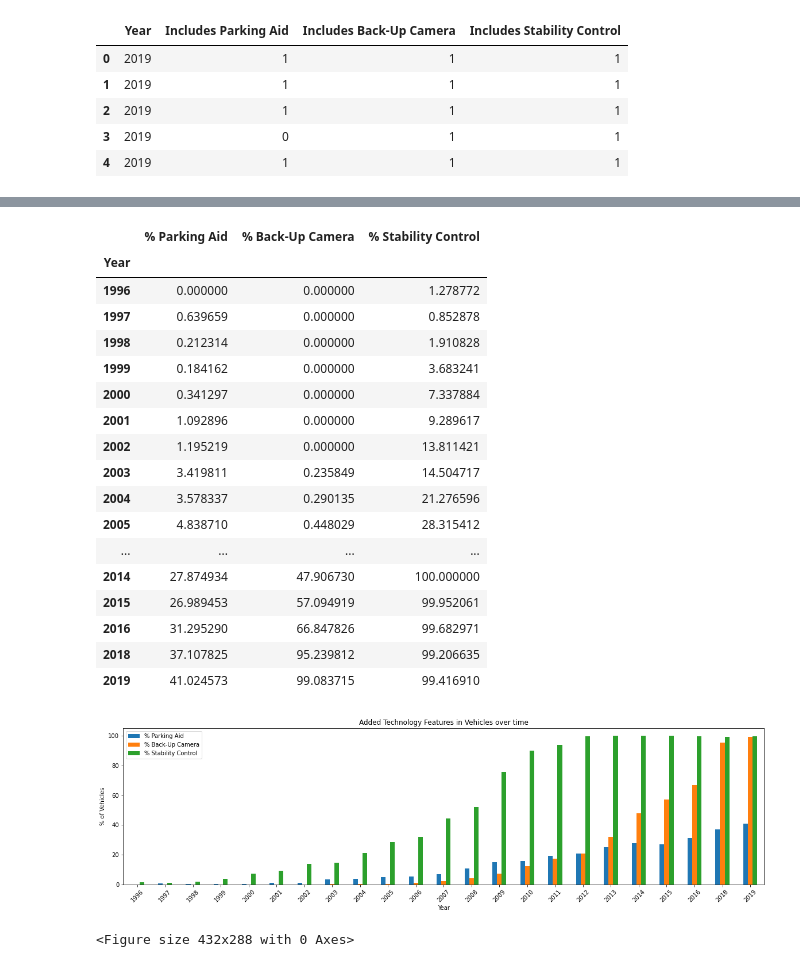
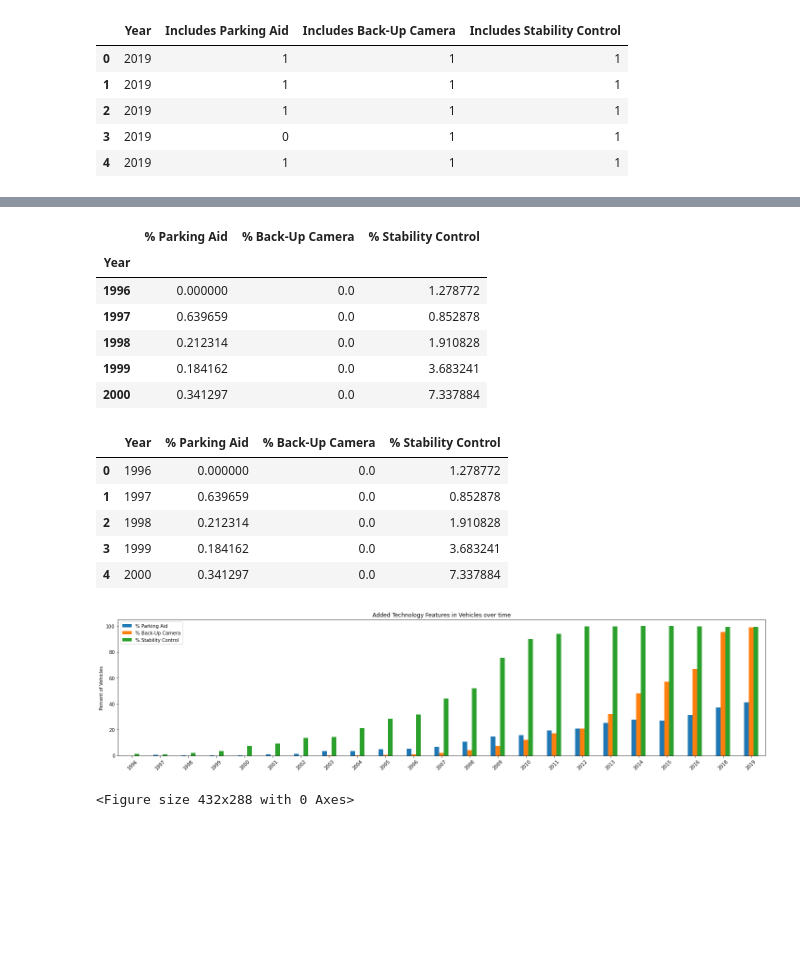
Before and after one commit to NoahGoldstein13/data-analysis-project-1, a Jupyter notebook: anna/Anna_code.ipynb, the cells around one changed output, grey strips where cells are left out. Drawn from its saved outputs; the diff is of its cells as text; code cells hidden in the pictures; blank space fills up the shorter version.

```diff
--- a/anna/Anna_code.ipynb
+++ b/anna/Anna_code.ipynb
@@ -110,39 +110,40 @@ grouped_tech_year.head()
 Final_tech_columns =["% Parking Aid", "% Back-Up Camera", "% Stability Control"]
 
 tech_df= grouped_tech_year[Final_tech_columns]
-tech_df
+tech_df.head()
 # %% [output]
 |  | % Parking Aid | % Back-Up Camera | % Stability Control |
 | Year |  |  |  |
-| 1996 | 0.000000 | 0.000000 | 1.278772 |
-| 1997 | 0.639659 | 0.000000 | 0.852878 |
-| 1998 | 0.212314 | 0.000000 | 1.910828 |
-| 1999 | 0.184162 | 0.000000 | 3.683241 |
-| 2000 | 0.341297 | 0.000000 | 7.337884 |
-| 2001 | 1.092896 | 0.000000 | 9.289617 |
-| 2002 | 1.195219 | 0.000000 | 13.811421 |
-| 2003 | 3.419811 | 0.235849 | 14.504717 |
-| 2004 | 3.578337 | 0.290135 | 21.276596 |
-| 2005 | 4.838710 | 0.448029 | 28.315412 |
-| ... | ... | ... | ... |
-| 2014 | 27.874934 | 47.906730 | 100.000000 |
-| 2015 | 26.989453 | 57.094919 | 99.952061 |
-| 2016 | 31.295290 | 66.847826 | 99.682971 |
-| 2018 | 37.107825 | 95.239812 | 99.206635 |
-| 2019 | 41.024573 | 99.083715 | 99.416910 |
+| 1996 | 0.000000 | 0.0 | 1.278772 |
+| 1997 | 0.639659 | 0.0 | 0.852878 |
+| 1998 | 0.212314 | 0.0 | 1.910828 |
+| 1999 | 0.184162 | 0.0 | 3.683241 |
+| 2000 | 0.341297 | 0.0 | 7.337884 |
+# %%
+final_tech_df =tech_df.reset_index()
+
+final_tech_df.head()
+# %% [output]
+|  | Year | % Parking Aid | % Back-Up Camera | % Stability Control |
+| 0 | 1996 | 0.000000 | 0.0 | 1.278772 |
+| 1 | 1997 | 0.639659 | 0.0 | 0.852878 |
+| 2 | 1998 | 0.212314 | 0.0 | 1.910828 |
+| 3 | 1999 | 0.184162 | 0.0 | 3.683241 |
+| 4 | 2000 | 0.341297 | 0.0 | 7.337884 |
 # %%
 #Create a multiplot bar chart showing 3 technology features over time
+technology_multibar= final_tech_df[["% Parking Aid", "% Back-Up Camera", "% Stability Control"]].plot(kind="bar", figsize=(20,5))
 
-technology_multiplot= tech_df.plot(kind="bar", figsize=(20,5))
-
-technology_multiplot.set_xticklabels(tech_df.index, rotation=45)
+#Create titles, aesthetics, labels
+technology_multibar.set_xticklabels(final_tech_df["Year"], rotation=45)
 plt.title("Added Technology Features in Vehicles over time")
 plt.ylabel("Percent of Vehicles")
-plt.show()
 plt.tight_layout()
 
 #Save as an output PNG file
-plt.savefig('Tech_barchart.png')
+plt.savefig('../output_images/Tech_barchart.png', dpi=150)
+
+plt.show()
 # %% [output]
-[figure, old version]
+[figure, new version]
 <Figure size 432x288 with 0 Axes>
```
Also changed, not shown: parts of 2 cells of this notebook, 2 other files.
